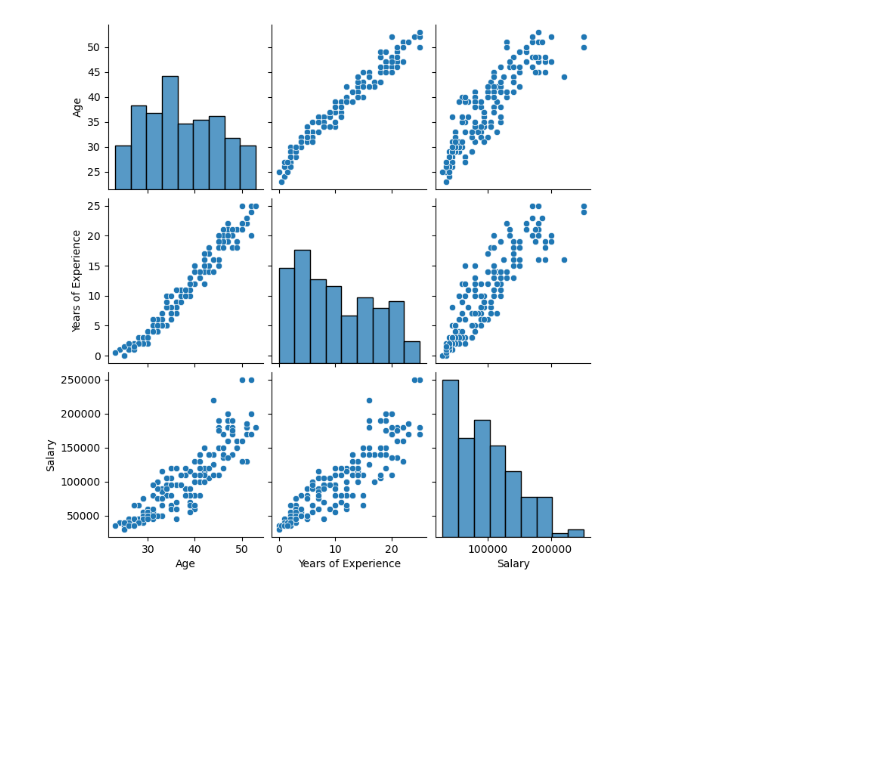
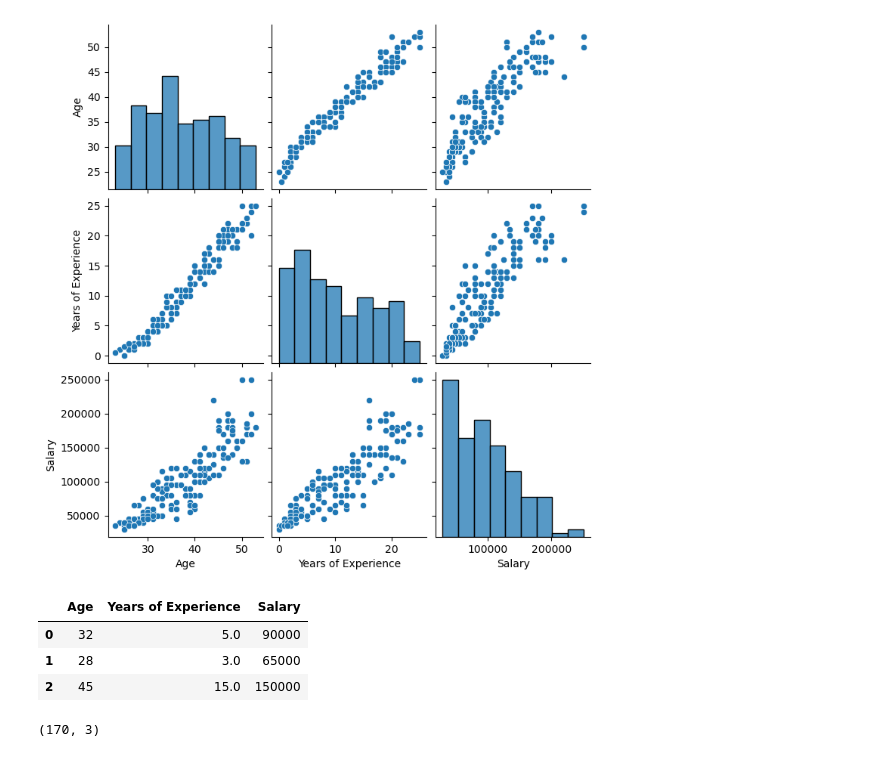
Before and after one commit to Akhilesh1501/Data-Science-Anaconda, a Jupyter notebook: Regression analysis/multiple-linear-regression-analysis.ipynb, the cells around one changed output. Saved outputs shown, nothing was run; the diff lists cells and outputs as text; code cells hidden in the pictures; blank space fills up the shorter version.

```diff
--- a/Regression analysis/multiple-linear-regression-analysis.ipynb
+++ b/Regression analysis/multiple-linear-regression-analysis.ipynb
@@ -62,3 +64,10 @@ sns.pairplot(data=dataset)
 # %% [output]
 <seaborn.axisgrid.PairGrid at 0x...>
 [figure]
+# %%
+dataset.head(3)
+# %% [output]
+|  | Age | Years of Experience | Salary |
+| 0 | 32 | 5.0 | 90000 |
+| 1 | 28 | 3.0 | 65000 |
+| 2 | 45 | 15.0 | 150000 |
@@ -64,0 +81,4 @@ sns.pairplot(data=dataset)
+# %%
+dataset.shape
+# %% [output]
+(170, 3)
```
Also changed, not shown: parts of 13 cells of this notebook, 1 other file.
